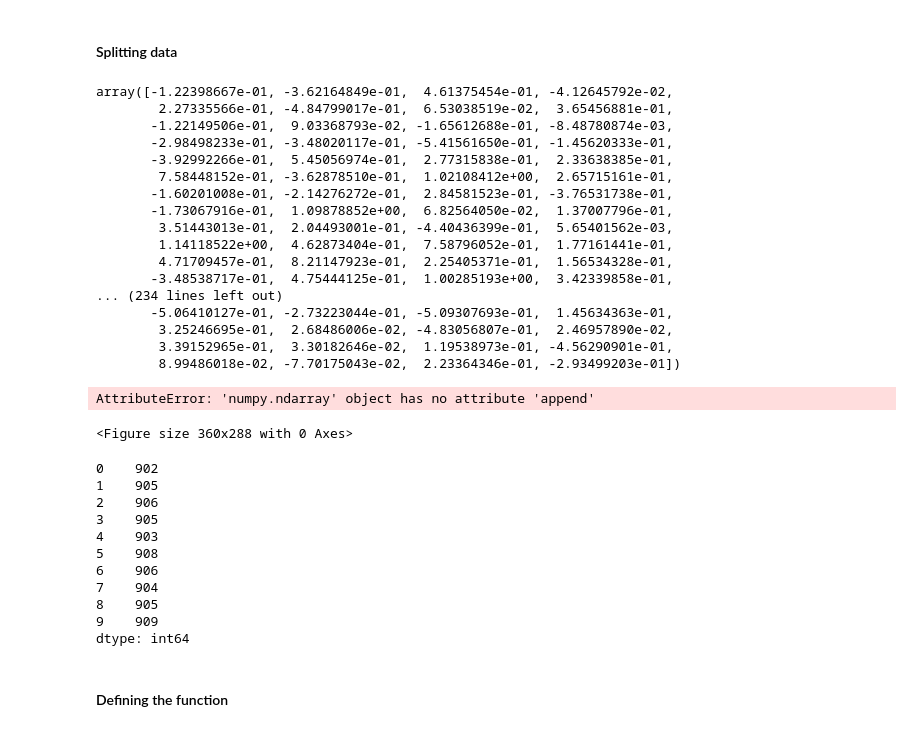
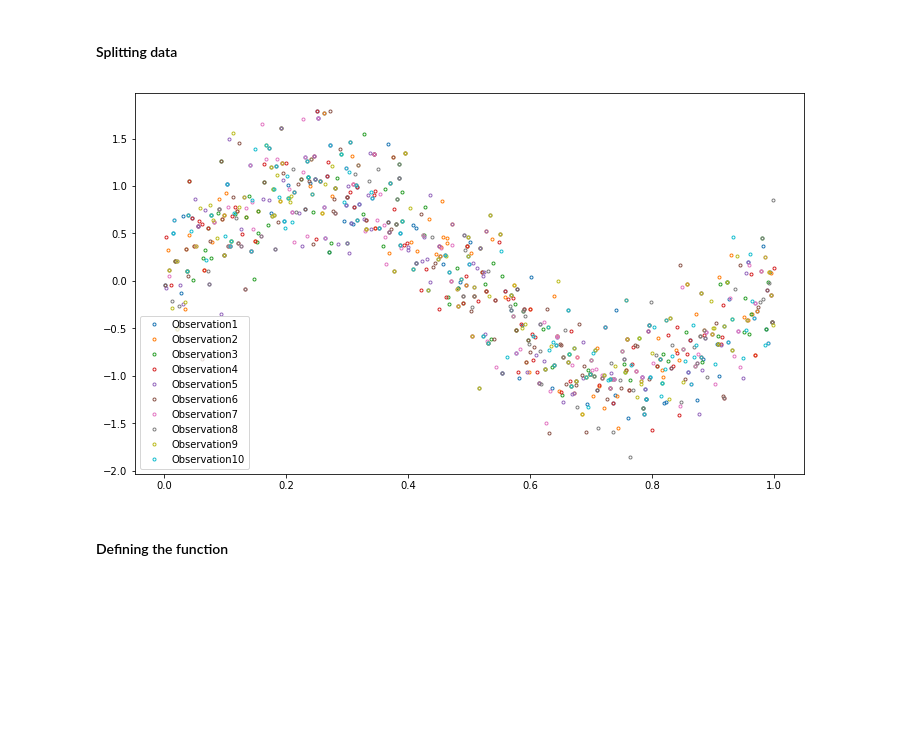
Before and after one commit to filipepfarias/Intro_to_GP, a Jupyter notebook: bayesian_linear_regression/re-visited_curve_fitting.ipynb, the cells around one changed output. Saved outputs shown, nothing was run; the diff lists cells and outputs as text; code cells hidden in the pictures; blank space fills up the shorter version.

Commit message:
Fixed repeated indexes in observations matrix

```diff
--- a/bayesian_linear_regression/re-visited_curve_fitting.ipynb
+++ b/bayesian_linear_regression/re-visited_curve_fitting.ipynb
@@ -21,63 +21,29 @@ plt.plot(x,data,'o',markerfacecolor='none',markeredgewidth=0.75);
 # %% [markdown]
 #### Splitting data
-# %%
-data
-# %% [output]
-array([-1.22398667e-01, -3.62164849e-01,  4.61375454e-01, -4.12645792e-02,
-        2.27335566e-01, -4.84799017e-01,  6.53038519e-02,  3.65456881e-01,
-       -1.22149506e-01,  9.03368793e-02, -1.65612688e-01, -8.48780874e-03,
-       -2.98498233e-01, -3.48020117e-01, -5.41561650e-01, -1.45620333e-01,
-       -3.92992266e-01,  5.45056974e-01,  2.77315838e-01,  2.33638385e-01,
-        7.58448152e-01, -3.62878510e-01,  1.02108412e+00,  2.65715161e-01,
-       -1.60201008e-01, -2.14276272e-01,  2.84581523e-01, -3.76531738e-01,
-       -1.73067916e-01,  1.09878852e+00,  6.82564050e-02,  1.37007796e-01,
-        3.51443013e-01,  2.04493001e-01, -4.40436399e-01,  5.65401562e-03,
-        1.14118522e+00,  4.62873404e-01,  7.58796052e-01,  1.77161441e-01,
-        4.71709457e-01,  8.21147923e-01,  2.25405371e-01,  1.56534328e-01,
-       -3.48538717e-01,  4.75444125e-01,  1.00285193e+00,  3.42339858e-01,
-... (234 lines left out)
-       -5.06410127e-01, -2.73223044e-01, -5.09307693e-01,  1.45634363e-01,
-        3.25246695e-01,  2.68486006e-02, -4.83056807e-01,  2.46957890e-02,
-        3.39152965e-01,  3.30182646e-02,  1.19538973e-01, -4.56290901e-01,
-        8.99486018e-02, -7.70175043e-02,  2.23364346e-01, -2.93499203e-01])
 # %%
 obs = np.zeros((10,1000));
 obs[:] = np.nan
 
-plt.figure(figsize=(5,4))
+#Ensure the non-repetition
 
 for i in range(10):
-    np.random.seed(i)
-    for k in range(100):
-        r = np.random.randint(0,1000)
-        if r not in obs[i]: obs[i].append(r)
-    rdn_index = np.random.randint(0,1000,100)
-    print(rdn_index)
-    #print(rdn_index)
+    np.random.seed(i**2)
+    rnd_index = np.arange(1000)
+    np.random.shuffle(rnd_index)
+    rnd_index = rnd_index[:100]
 
-    for j in rdn_index:
+    for j in rnd_index:
         obs[i][j] = data[j]
-        print(obs[i])
-
-    plt.plot(x,obs[i],'o',markerfacecolor='none',markeredgewidth=1)
+        #print(obs[i])
-# %% [output]
-AttributeError: 'numpy.ndarray' object has no attribute 'append'
-<Figure size 360x288 with 0 Axes>
-# %%
-df = pd.DataFrame(obs)
-df.isnull().sum(axis=1)
-# %% [output]
-0    902
-1    905
-2    906
-3    905
-4    903
-5    908
-6    906
-7    904
-8    905
-9    909
-dtype: int64
+# %%
+plt.figure(figsize=(12,7));
+for i in range(10):
+    legend = "Observation"+str(i+1)
+    plt.plot(x,obs[i],'.',markerfacecolor='none',markeredgewidth=1, label=legend)
+    plt.legend()
+    #plt.grid(True)
+# %% [output]
+[figure, added]
 # %% [markdown]
 #### Defining the function
 # %% [markdown]
```
Also changed, not shown: parts of 2 cells of this notebook.
